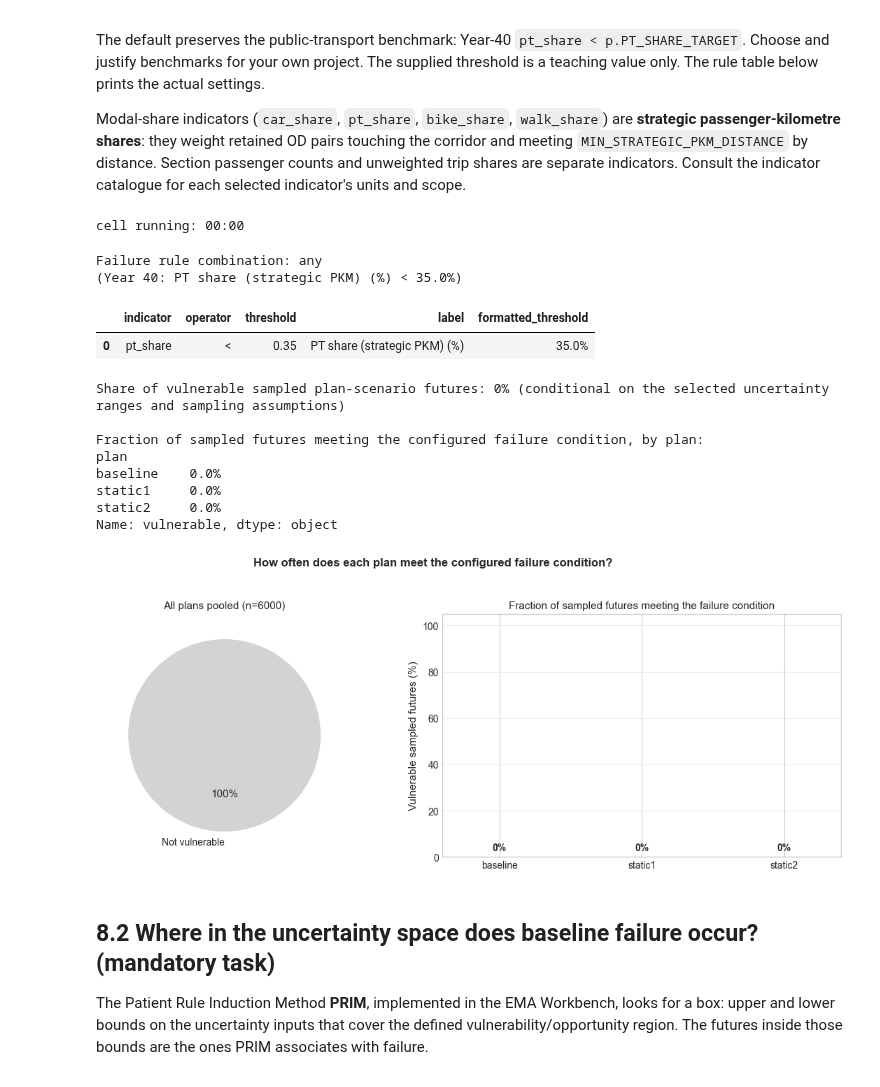
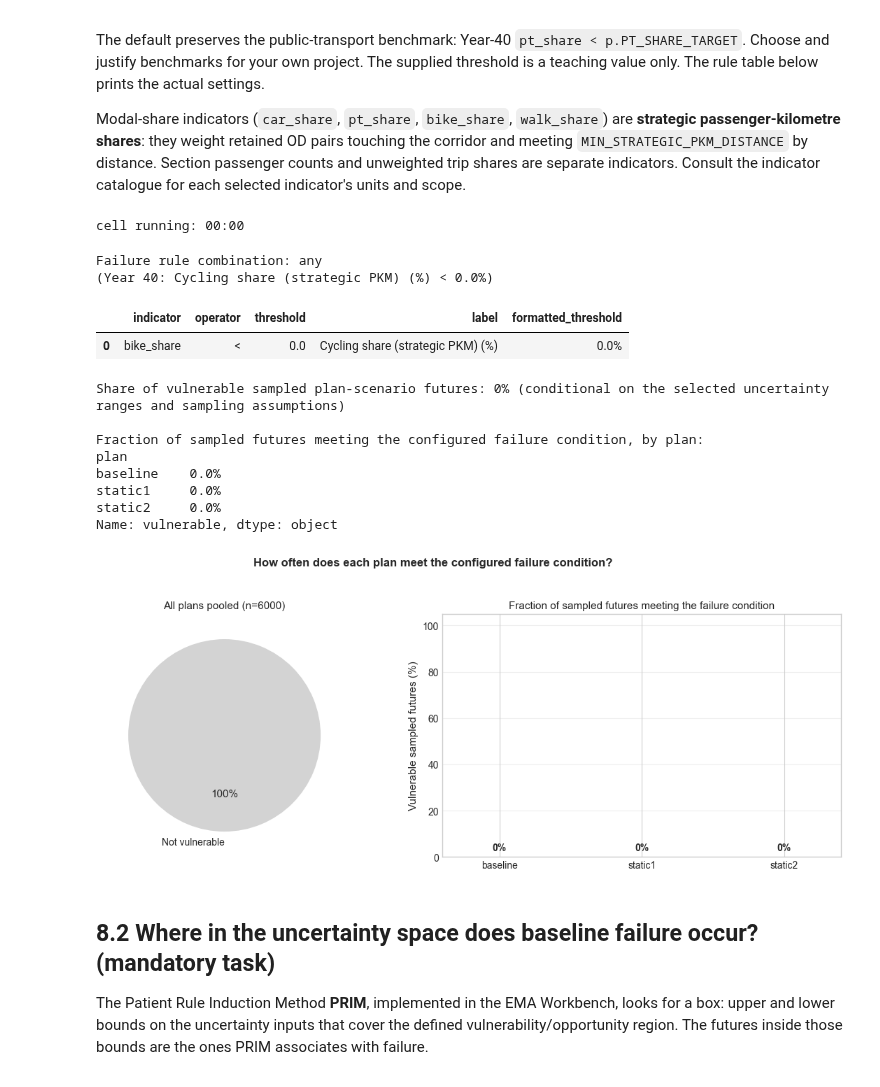
Before and after one commit to vargaseous/IP-HS26-BikeHighway-CaseStudy, a Jupyter notebook: notebooks/03_uncertainty_modeling.ipynb, the cells around one changed output. Saved outputs shown, nothing was run; the diff lists cells and outputs as text; code cells hidden in the pictures.

```diff
--- a/notebooks/03_uncertainty_modeling.ipynb
+++ b/notebooks/03_uncertainty_modeling.ipynb
@@ -2483,7 +2493,7 @@ Modal-share indicators (`car_share`, `pt_share`, `bike_share`, `walk_share`) are
 # %%
 # Edit these failure rules; indicator keys and units come from the catalogue.
 VULNERABILITY_RULES = [
-    {"indicator": "pt_share", "operator": "<", "threshold": float(p.PT_SHARE_TARGET)},
+    {"indicator": "bike_share", "operator": "<", "threshold": float()},
 ]
 VULNERABILITY_MATCH = "any"  # "any": at least one rule; "all": every rule.
 
@@ -2556,35 +2566,35 @@ pie_cols = ["crimson", "lightgray"]
 active_indices = [i for i, value in enumerate(pie_vals) if value > 1e-6]
 axes[0].pie([pie_vals[i] for i in active_indices],
             labels=[pie_lbls[i] for i in active_indices], autopct="%1.0f%%",
             colors=[pie_cols[i] for i in active_indices], startangle=90,
             wedgeprops={"edgecolor": "white", "linewidth": 2})
 axes[0].set_title(f"All plans pooled (n={len(df_plan)})", fontsize=11)
 
 bars = axes[1].bar(STATIC_PLANS, fail_by_plan.values * 100,
                    color=[PLAN_COLORS[key] for key in STATIC_PLANS], width=0.55)
 for bar, value in zip(bars, fail_by_plan.values):
     axes[1].text(bar.get_x() + bar.get_width() / 2, bar.get_height() + 2.0,
                  f"{value:.0%}", ha="center", va="bottom", fontsize=10, fontweight="bold")
 axes[1].set_ylim(0, 105)
 axes[1].set_ylabel("Vulnerable sampled futures (%)")
 axes[1].set_title("Fraction of sampled futures meeting the failure condition", fontsize=11)
 axes[1].grid(axis="y", alpha=0.3)
 plt.suptitle("How often does each plan meet the configured failure condition?",
              fontsize=12, fontweight="bold", y=1.03)
 plt.tight_layout()
 exports.save_outputs(Path(FIGURES_DIR / "03_vulnerability_by_plan.png").stem, figure=plt.gcf())
 exports.save_outputs("03_vulnerability_by_plan", tables={"": fail_by_plan.rename("failure_fraction")})
 exports.save_outputs("03_vulnerability_cases", tables={"": df_plan})
 plt.show()
 
 # Defaults also support skipping the optional PRIM fit.
 base_df = df_plan[df_plan["plan"] == "baseline"]
 # %% [output]
 cell running: 00:00
 Failure rule combination: any
-(Year 40: PT share (strategic PKM) (%) < 35.0%)
+(Year 40: Cycling share (strategic PKM) (%) < 0.0%)
 |  | indicator | operator | threshold | label | formatted_threshold |
-| 0 | pt_share | < | 0.35 | PT share (strategic PKM) (%) | 35.0% |
+| 0 | bike_share | < | 0.0 | Cycling share (strategic PKM) (%) | 0.0% |
 Share of vulnerable sampled plan-scenario futures: 0% (conditional on the selected uncertainty ranges and sampling assumptions)
 
 Fraction of sampled futures meeting the configured failure condition, by plan:
```
Also changed, not shown: parts of 39 cells of this notebook, 11 other files.
